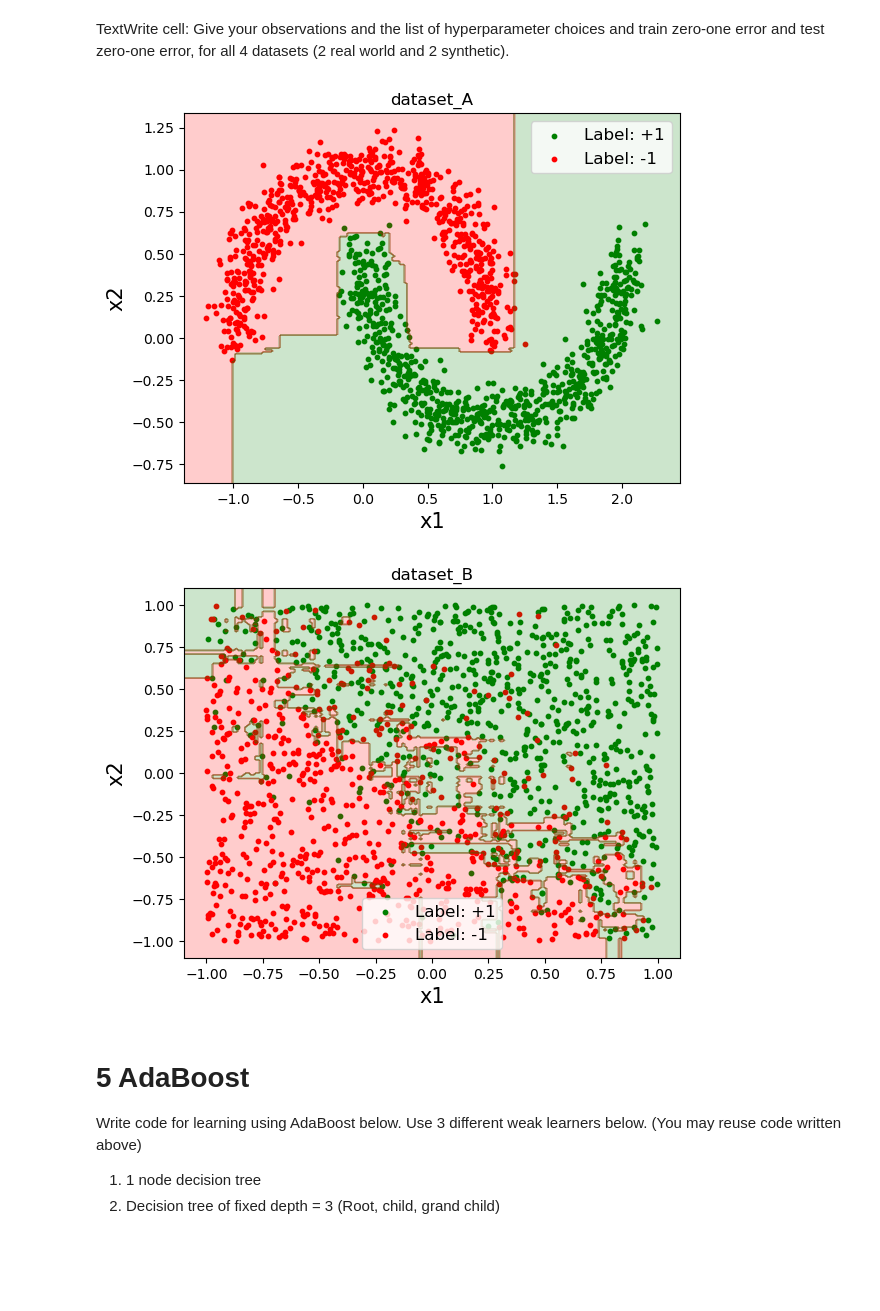
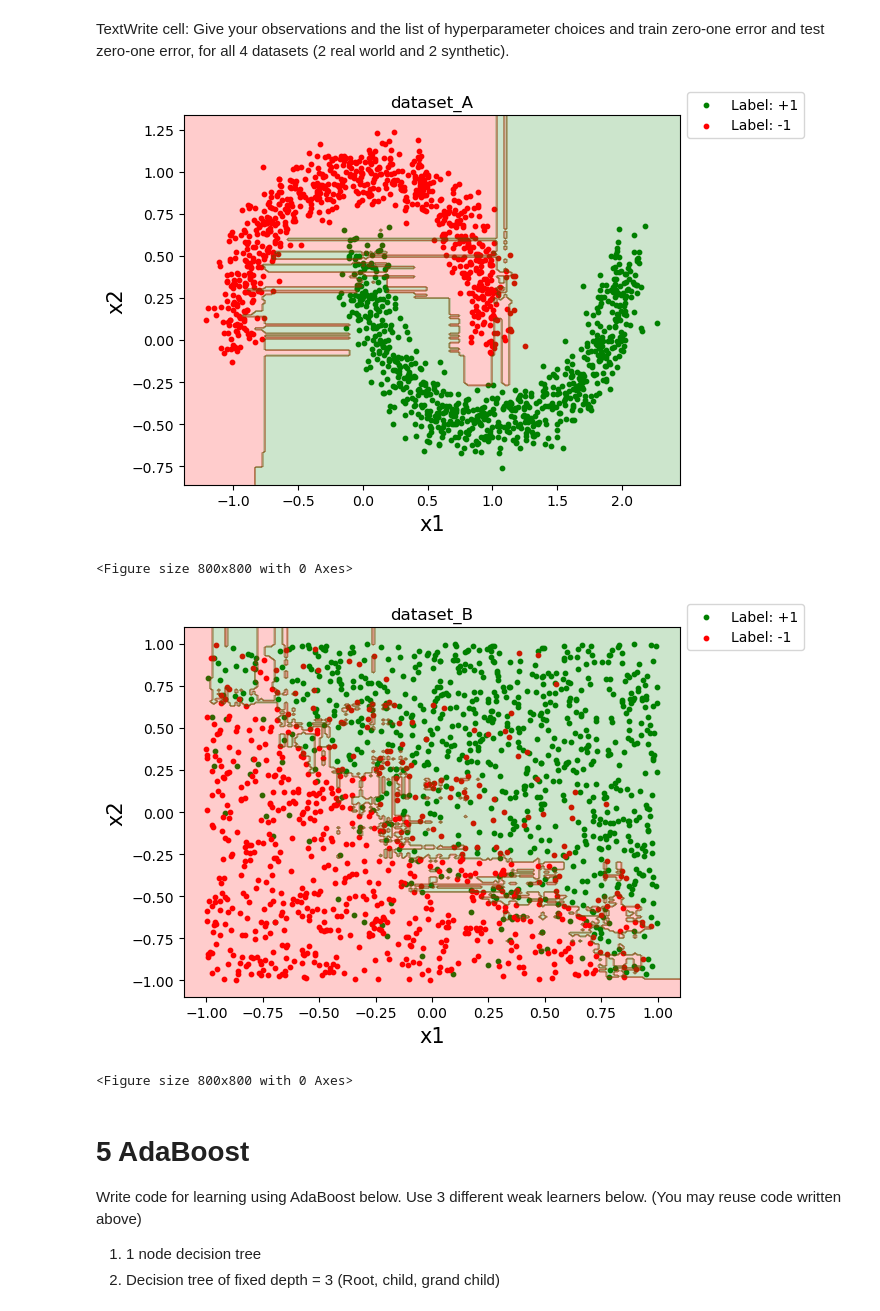
Before and after one commit to Bala-A87/CS5691-Assignments, a Jupyter notebook: A2/ProgAss2_CS20B012.ipynb, the cells around one changed output. Saved outputs shown, nothing was run; the diff lists cells and outputs as text; code cells hidden in the pictures; blank space fills up the shorter version.

```diff
--- a/A2/ProgAss2_CS20B012.ipynb
+++ b/A2/ProgAss2_CS20B012.ipynb
@@ -704,7 +704,7 @@ for j,filename in enumerate(filenames):
     X_test = dataset['arr_2']
     Y_test = dataset['arr_3']
     line = [0, 0]
-    tree = best_trees[j][1]
+    tree = best_trees[j][0]
     X_train_plus = X_train[Y_train==1]
     X_train_minus = X_train[Y_train==-1]
     line[0] = plt.scatter(X_train_plus[:,0], X_train_plus[:,1], c="green", s=10)
@@ -719,6 +719,6 @@ for j,filename in enumerate(filenames):
     plt.xlabel("x1", fontsize=15)
     plt.ylabel("x2", fontsize=15)
     plt.title(filename)
-    plt.legend(handles=line, labels=["Label: +1", "Label: -1"], fontsize=12)
+    plt.legend(handles=line, labels=["Label: +1", "Label: -1"], fontsize=10, loc='center left', bbox_to_anchor=(1, 1))
     plt.show()
 # %% [output]
@@ -969,10 +969,9 @@ def cross_validate(X, Y, criterion):
     Y_train = Y[:int(0.8*n)]
     X_val = X[int(0.8*n):]
     Y_val = Y[int(0.8*n):]
-    hyperparams = np.array([10, 25, 50, 100])
+    hyperparams = np.array([10, 50, 100, 200, 500])
     accuracies = np.zeros(hyperparams.shape)
     for i,hyperparam in enumerate(hyperparams):
-        # trained_tree = train_decision_tree(X_train, Y_train, hyperparam, criterion)
         rf_clf = train_random_forest(X_train, Y_train, num_trees=hyperparam, criterion=criterion)
         accuracies[i] = accuracy_score(Y_val, eval_random_forest(rf_clf, X_val))
     best_hyperparam = hyperparams[np.argmax(accuracies)]
@@ -1022,37 +1021,40 @@ TextWrite cell: Give your observations and the list of hyperparameter choices an
 ## Codewrite cell: Generate plots of learned Random Forest classifier on dataset_A and datasset_B.
 # Plots should give both the learned classifier and the train data.
 # Plots required only for the accuracy criterion.
 # Similar to  Bishop Figure 4.5 (with just two classes here.)
 # Total number of plots = 2
 
 filenames = ['dataset_A', 'dataset_B']
 for j,filename in enumerate(filenames):
     dataset = np.load("Datasets/" + filename + ".npz")
     X_train = dataset['arr_0']
     Y_train = dataset['arr_1']
     X_test = dataset['arr_2']
     Y_test = dataset['arr_3']
     line = [0, 0]
-    rf_clf = best_clfs[j][1]
+    rf_clf = best_clfs[j][0]
     X_train_plus = X_train[Y_train==1]
     X_train_minus = X_train[Y_train==-1]
     line[0] = plt.scatter(X_train_plus[:,0], X_train_plus[:,1], c="green", s=10)
     line[1] = plt.scatter(X_train_minus[:,0], X_train_minus[:,1], c="red", s=10)
     x_min, x_max = plt.xlim()
     y_min, y_max = plt.ylim()
     X,Y = np.meshgrid(np.linspace(x_min,x_max,200), np.linspace(y_min,y_max,200))
     X_bg = np.transpose(np.array([np.ndarray.flatten(X), np.ndarray.flatten(Y)]))
     Z = eval_random_forest(rf_clf, X_bg)
     Z = np.reshape(a=Z, newshape=X.shape, order='C')
     plt.contourf(X, Y, Z, colors=["red", "green"], alpha=0.2)
     plt.xlabel("x1", fontsize=15)
     plt.ylabel("x2", fontsize=15)
     plt.title(filename)
-    plt.legend(handles=line, labels=["Label: +1", "Label: -1"], fontsize=12)
+    plt.legend(handles=line, labels=["Label: +1", "Label: -1"], fontsize=10, loc='center left', bbox_to_anchor=(1, 1))
+    plt.figure(figsize=(8, 8))
     plt.show()
 # %% [output]
-[figure, old version]
+[figure, new version]
+<Figure size 800x800 with 0 Axes>
-[figure, old version]
+[figure, new version]
+<Figure size 800x800 with 0 Axes>
 # %% [markdown]
 # 5 AdaBoost
 
```
Also changed, not shown: parts of 4 cells of this notebook, 1 other file.
